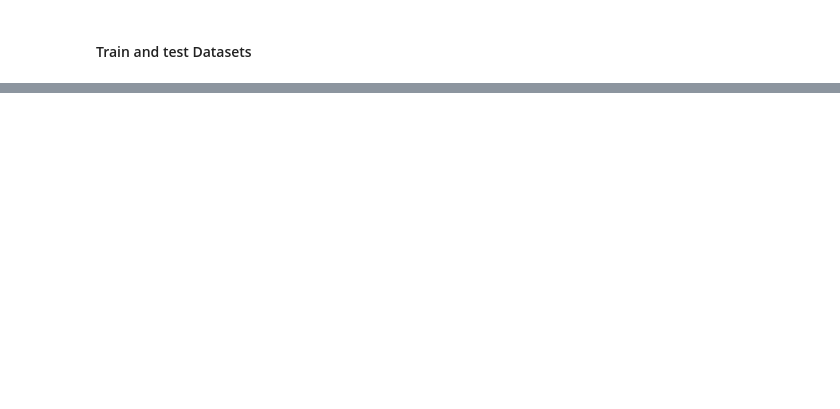
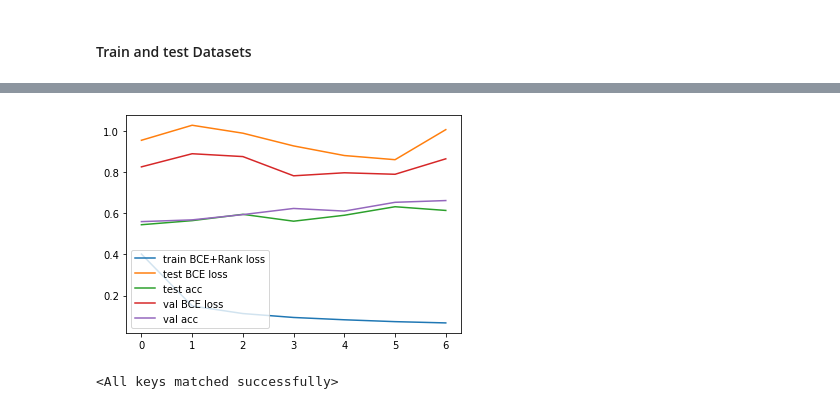
Before and after one commit to gonzalorecio/MAI-HLE, a Jupyter notebook: Models.ipynb, the cells around one changed output, grey strips where cells are left out. Cells and saved outputs as stored; diff of their text form; code cells hidden in the pictures; blank space fills up the shorter version.

```diff
--- a/Models.ipynb
+++ b/Models.ipynb
@@ -644,2 +533,0 @@ model.load_state_dict(torch.load('checkpoints/model'))
-# %%
-acc, probs, y_pred = get_test_acc(model.to(device), test_loader, labels_test, return_probs_and_labels=True)
@@ -782,0 +570,32 @@ ModuleNotFoundError: No module named 'allennlp.version'
+# %%
+def dist(a,b):
+    cos = nn.CosineSimilarity(dim=1)
+    return 1-cos(a,b)
+    # d = nn.PairwiseDistance()
+    # return d(a,b)
+
+def ranking_loss(x1, x2, y):
+    margin = torch.tensor(0.6).to(device)
+    loss = y*dist(x1,x2) + (1-y)*torch.max(torch.tensor(0.0).to(device), margin - dist(x1,x2))
+    return torch.mean(loss)
+
+def ranking_loss2(x1, x2, y, rank):
+    def dist(a,b):
+        cos = nn.CosineSimilarity(dim=1)
+        return 1-cos(a,b)
+    margin = torch.tensor(0.60).to(device)
+    mini_margin = 0.005*(rank-1.0)
+    loss = y    * (mini_margin - dist(x1,x2)).pow(2) + \
+          (1-y) * torch.max(torch.tensor(0.0).to(device), margin - dist(x1,x2))
+    return torch.mean(loss)
+
+def weighted_binary_cross_entropy(output, target, weights=None):
+    output = torch.clamp(output, 1e-9, 1-1e-9)
+    if weights is not None:
+        assert len(weights) == 2
+
+        loss = weights[1] * (target * torch.log(output)) + \
+               weights[0] * ((1 - target) * torch.log(1 - output))
+    else:
+        loss = target * torch.log(output) + (1 - target) * torch.log(1 - output)
+    return torch.neg(torch.mean(loss))
@@ -782,0 +715,13 @@ ModuleNotFoundError: No module named 'allennlp.version'
+# %%
+import matplotlib.pyplot as plt
+
+plt.plot(train_losses, label='train BCE+Rank loss')
+plt.plot(test_losses, label='test BCE loss')
+plt.plot(test_accs, label='test acc')
+plt.plot(val_losses, label='val BCE loss')
+plt.plot(val_accs, label='val acc')
+plt.legend()
+plt.savefig('figures/biobert_loss_extra_data_')
+plt.show()
+# %% [output]
+[figure, added]
@@ -782,0 +732,11 @@ ModuleNotFoundError: No module named 'allennlp.version'
+# %%
+# Load model
+# model = MEDIQA_Model()
+# model.load_state_dict(torch.load(PATH))
+# model.eval()
+model = MEDIQA_Model()
+model.load_state_dict(torch.load('checkpoints/model_6'))
+# model.load_state_dict(torch.load(output_name))
+# model.load_state_dict(torch.load('models/mediqa_model_clinicalbert_pretrained_entailment_30k'))
+# %% [output]
+<All keys matched successfully>
```
Also changed, not shown: parts of 82 cells of this notebook, 2 other files.
